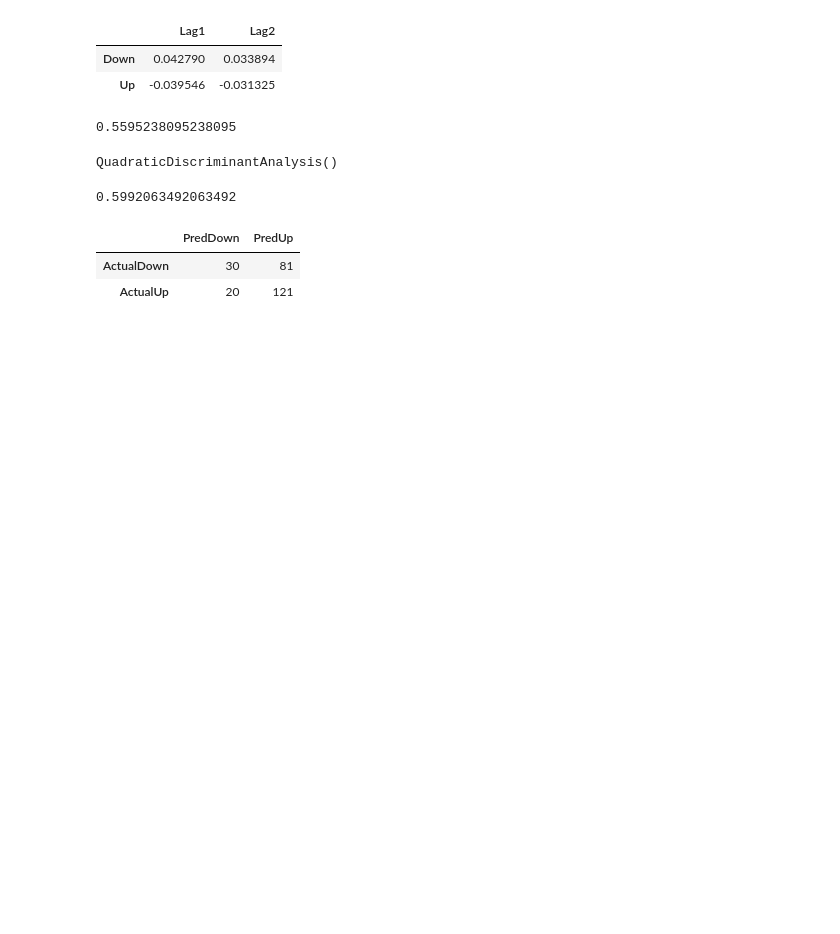
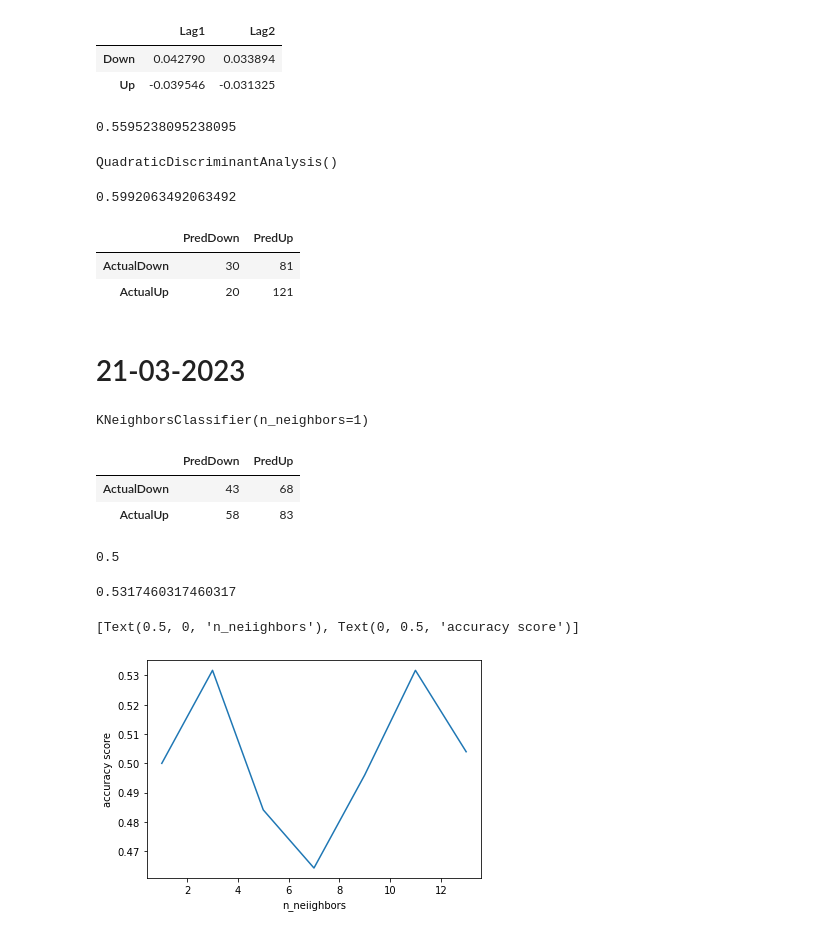
Before and after one commit to BahramMuzaffarli/Jupyter, a Jupyter notebook: DataScience SGH.ipynb, the cells around one changed output. Drawn from its saved outputs; the diff is of its cells as text; code cells hidden in the pictures; blank space fills up the shorter version.

```diff
--- a/DataScience SGH.ipynb
+++ b/DataScience SGH.ipynb
@@ -324,3 +324,44 @@ pd.DataFrame(confusion_matrix(y_test, qda_pred),
 |  | PredDown | PredUp |
 | ActualDown | 30 | 81 |
 | ActualUp | 20 | 121 |
+# %% [markdown]
+# 21-03-2023
+# %%
+## Continuation with KNN
+knn_1_clf = KNeighborsClassifier(n_neighbors=1)
+knn_1_clf.fit(X_train, y_train)
+# %% [output]
+KNeighborsClassifier(n_neighbors=1)
+# %%
+knn_1_pred = knn_1_clf.predict(X_test)
+pd.DataFrame(confusion_matrix(y_test, knn_1_pred), columns=["PredDown","PredUp"], index=["ActualDown","ActualUp"])
+# %% [output]
+|  | PredDown | PredUp |
+| ActualDown | 43 | 68 |
+| ActualUp | 58 | 83 |
+# %%
+knn_1_clf.score(X_test, y_test)
+# %% [output]
+0.5
+# %%
+knn_3_clf = KNeighborsClassifier(n_neighbors=3)
+knn_3_clf.fit(X_train, y_train)
+knn_3_pred = knn_3_clf.predict(X_test)
+knn_3_clf.score(X_test, y_test)
+# %% [output]
+0.5317460317460317
+# %%
+knn_scores = []
+
+for k in range(1,15,2):   # range(start,stop,step)
+    knn_clf = KNeighborsClassifier(n_neighbors=k)
+    knn_clf.fit(X_train,y_train)
+    knn_scores.append(knn_clf.score(X_test,y_test))
+
+fig=plt.figure()
+ax=plt.axes()
+ax.plot(range(1,15,2),knn_scores)
+ax.set(xlabel="n_neiighbors",ylabel="accuracy score")
+# %% [output]
+[Text(0.5, 0, 'n_neiighbors'), Text(0, 0.5, 'accuracy score')]
+[figure, added]
```
Also changed, not shown: parts of 11 cells of this notebook.
